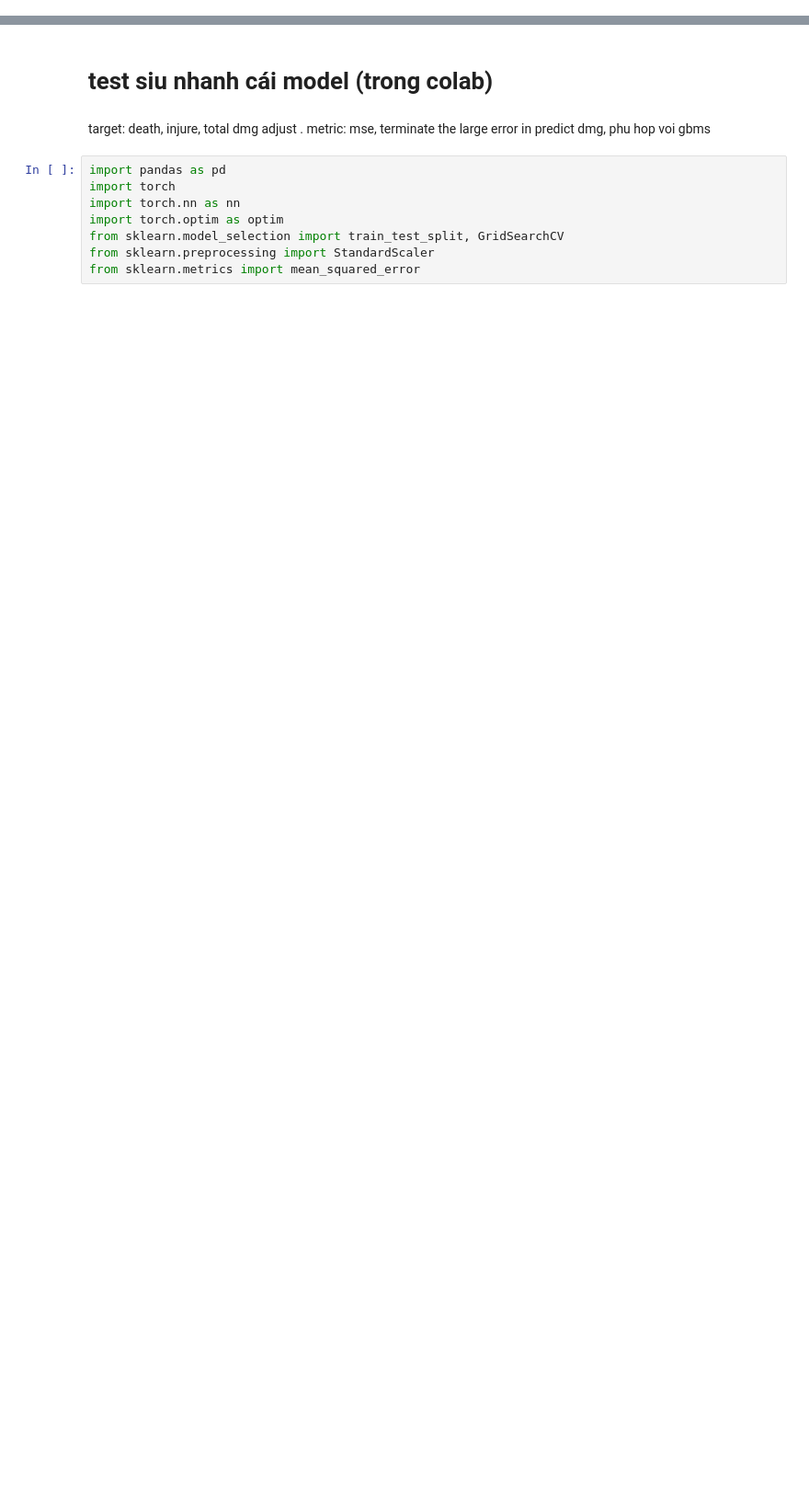
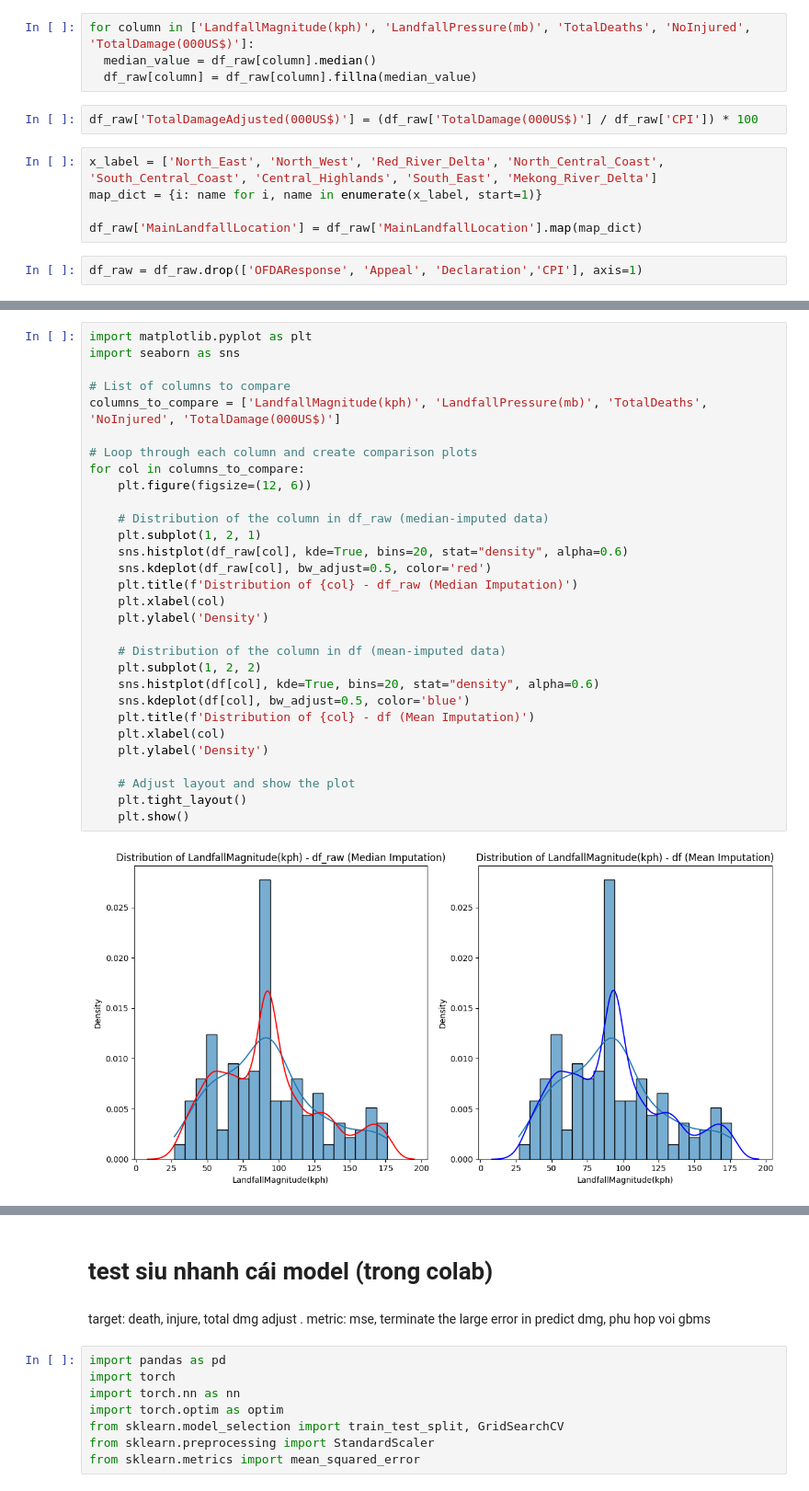
Before and after one commit to KanjiroReal/Vietnam-Storm-Damage-analysis, a Jupyter notebook: GBMs.ipynb, the cells around one changed output, grey strips where cells are left out. Shown at 92% size. Saved outputs shown, nothing was run; the diff lists cells and outputs as text; blank space fills up the shorter version.

```diff
--- a/GBMs.ipynb
+++ b/GBMs.ipynb
@@ -0,0 +5,13 @@
+# %%
+for column in ['LandfallMagnitude(kph)', 'LandfallPressure(mb)', 'TotalDeaths', 'NoInjured', 'TotalDamage(000US$)']:
+  median_value = df_raw[column].median()
+  df_raw[column] = df_raw[column].fillna(median_value)
+# %%
+df_raw['TotalDamageAdjusted(000US$)'] = (df_raw['TotalDamage(000US$)'] / df_raw['CPI']) * 100
+# %%
+x_label = ['North_East', 'North_West', 'Red_River_Delta', 'North_Central_Coast', 'South_Central_Coast', 'Central_Highlands', 'South_East', 'Mekong_River_Delta']
+map_dict = {i: name for i, name in enumerate(x_label, start=1)}
+
+df_raw['MainLandfallLocation'] = df_raw['MainLandfallLocation'].map(map_dict)
+# %%
+df_raw = df_raw.drop(['OFDAResponse', 'Appeal', 'Declaration','CPI'], axis=1)
@@ -0,0 +31,32 @@
+# %%
+import matplotlib.pyplot as plt
+import seaborn as sns
+
+# List of columns to compare
+columns_to_compare = ['LandfallMagnitude(kph)', 'LandfallPressure(mb)', 'TotalDeaths', 'NoInjured', 'TotalDamage(000US$)']
+
+# Loop through each column and create comparison plots
+for col in columns_to_compare:
+    plt.figure(figsize=(12, 6))
+
+    # Distribution of the column in df_raw (median-imputed data)
+    plt.subplot(1, 2, 1)
+    sns.histplot(df_raw[col], kde=True, bins=20, stat="density", alpha=0.6)
+    sns.kdeplot(df_raw[col], bw_adjust=0.5, color='red')
+    plt.title(f'Distribution of {col} - df_raw (Median Imputation)')
+    plt.xlabel(col)
+    plt.ylabel('Density')
+
+    # Distribution of the column in df (mean-imputed data)
+    plt.subplot(1, 2, 2)
+    sns.histplot(df[col], kde=True, bins=20, stat="density", alpha=0.6)
+    sns.kdeplot(df[col], bw_adjust=0.5, color='blue')
+    plt.title(f'Distribution of {col} - df (Mean Imputation)')
+    plt.xlabel(col)
+    plt.ylabel('Density')
+
+    # Adjust layout and show the plot
+    plt.tight_layout()
+    plt.show()
+# %% [output]
+[figure, added]
```
Also changed, not shown: parts of 16 cells of this notebook.
